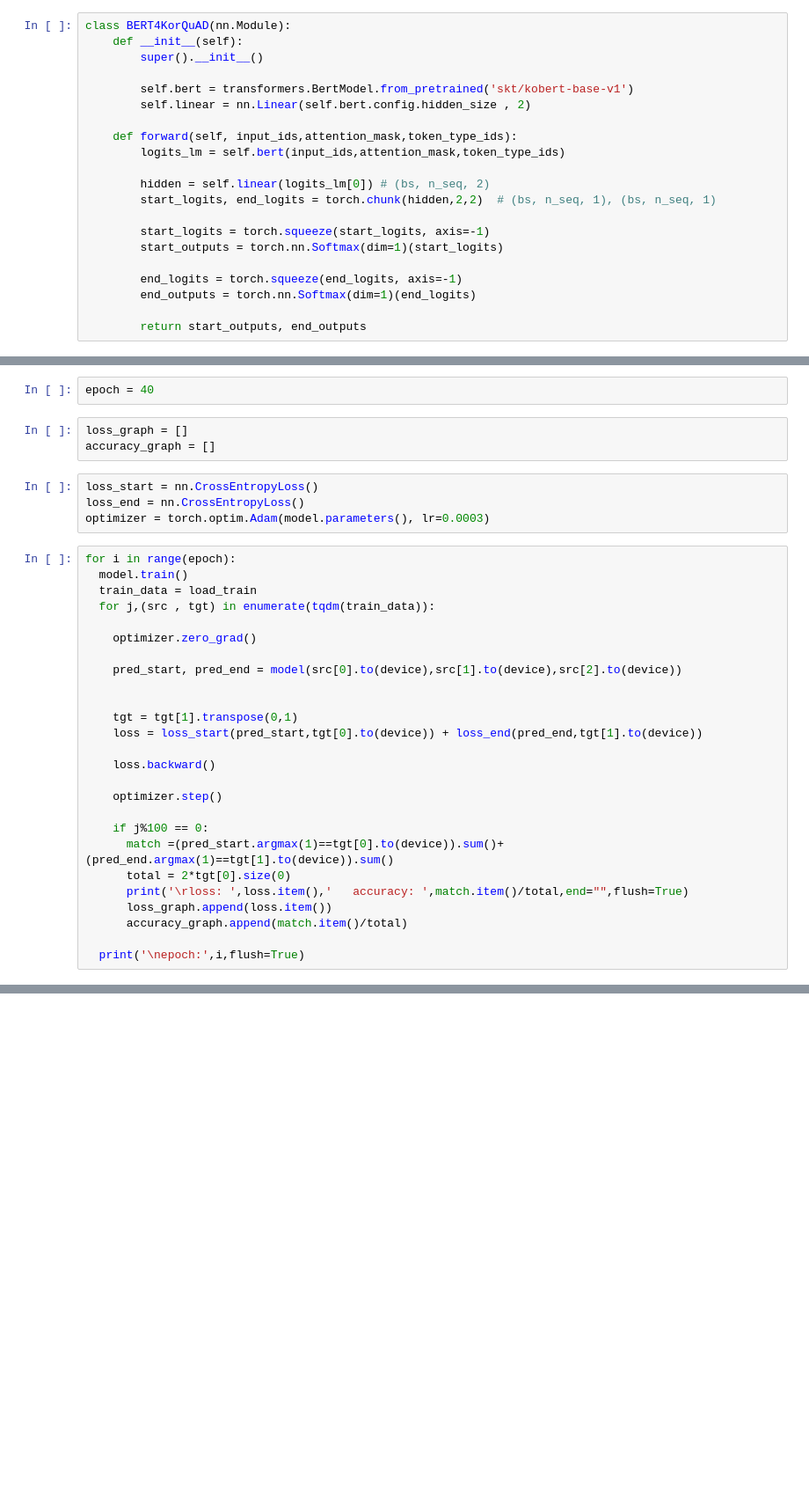
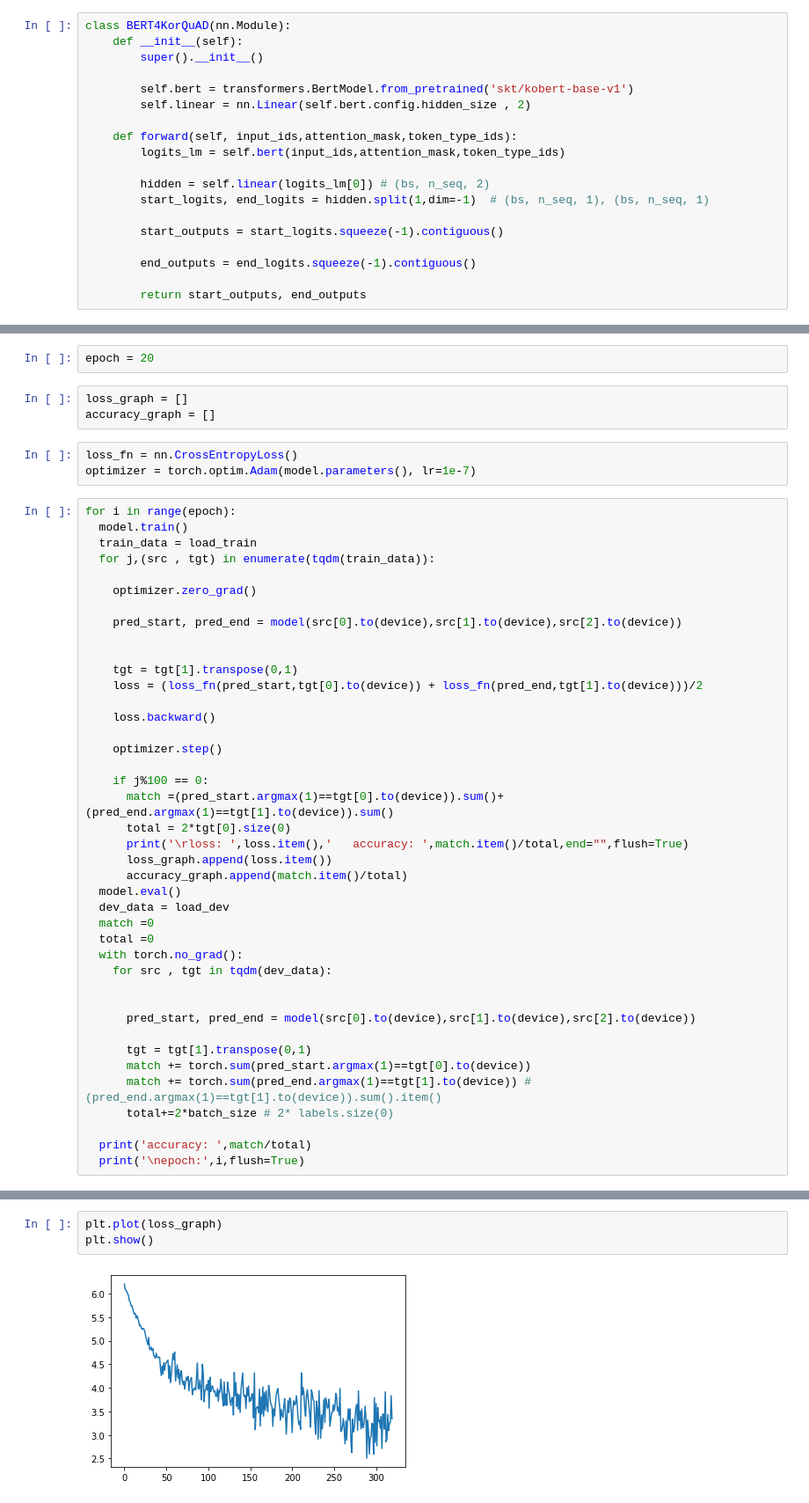
Before and after one commit to kim1987/aiffel, a Jupyter notebook: aiffel/exploration/exlporation_seventeen.ipynb, the cells around one changed output, grey strips where cells are left out. Shown at 88% size. Drawn from its saved outputs; the diff is of its cells as text; blank space fills up the shorter version.

```diff
--- a/aiffel/exploration/exlporation_seventeen.ipynb
+++ b/aiffel/exploration/exlporation_seventeen.ipynb
@@ -237,13 +269,11 @@ class BERT4KorQuAD(nn.Module):
         logits_lm = self.bert(input_ids,attention_mask,token_type_ids)
 
         hidden = self.linear(logits_lm[0]) # (bs, n_seq, 2)
-        start_logits, end_logits = torch.chunk(hidden,2,2)  # (bs, n_seq, 1), (bs, n_seq, 1)
+        start_logits, end_logits = hidden.split(1,dim=-1)  # (bs, n_seq, 1), (bs, n_seq, 1)
 
-        start_logits = torch.squeeze(start_logits, axis=-1)
-        start_outputs = torch.nn.Softmax(dim=1)(start_logits)
+        start_outputs = start_logits.squeeze(-1).contiguous()
 
-        end_logits = torch.squeeze(end_logits, axis=-1)
-        end_outputs = torch.nn.Softmax(dim=1)(end_logits)
+        end_outputs = end_logits.squeeze(-1).contiguous()
 
         return start_outputs, end_outputs
 # %%
@@ -282,14 +312,13 @@ BERT4KorQuAD(
   (linear): Linear(in_features=768, out_features=2, bias=True)
 )
 # %%
-epoch = 40
+epoch = 20
 # %%
 loss_graph = []
 accuracy_graph = []
 # %%
-loss_start = nn.CrossEntropyLoss()
-loss_end = nn.CrossEntropyLoss()
-optimizer = torch.optim.Adam(model.parameters(), lr=0.0003)
+loss_fn = nn.CrossEntropyLoss()
+optimizer = torch.optim.Adam(model.parameters(), lr=1e-7)
 # %%
 for i in range(epoch):
   model.train()
@@ -302,7 +331,7 @@ for i in range(epoch):
 
 
     tgt = tgt[1].transpose(0,1)
-    loss = loss_start(pred_start,tgt[0].to(device)) + loss_end(pred_end,tgt[1].to(device))
+    loss = (loss_fn(pred_start,tgt[0].to(device)) + loss_fn(pred_end,tgt[1].to(device)))/2
 
     loss.backward()
 
@@ -314,6 +343,21 @@ for i in range(epoch):
       print('\rloss: ',loss.item(),'   accuracy: ',match.item()/total,end="",flush=True)
       loss_graph.append(loss.item())
       accuracy_graph.append(match.item()/total)
+  model.eval()
+  dev_data = load_dev
+  match =0
+  total =0
+  with torch.no_grad():
+    for src , tgt in tqdm(dev_data):
 
+
+      pred_start, pred_end = model(src[0].to(device),src[1].to(device),src[2].to(device))
+
+      tgt = tgt[1].transpose(0,1)
+      match += torch.sum(pred_start.argmax(1)==tgt[0].to(device))
+      match += torch.sum(pred_end.argmax(1)==tgt[1].to(device)) #(pred_end.argmax(1)==tgt[1].to(device)).sum().item()
+      total+=2*batch_size # 2* labels.size(0)
+
+  print('accuracy: ',match/total)
   print('\nepoch:',i,flush=True)
 # %% [output]
@@ -365,0 +410,5 @@ accuracy:  tensor(0.0043, device='cuda:0')
+# %%
+plt.plot(loss_graph)
+plt.show()
+# %% [output]
+[figure, added]
```
Also changed, not shown: parts of 23 cells of this notebook.
